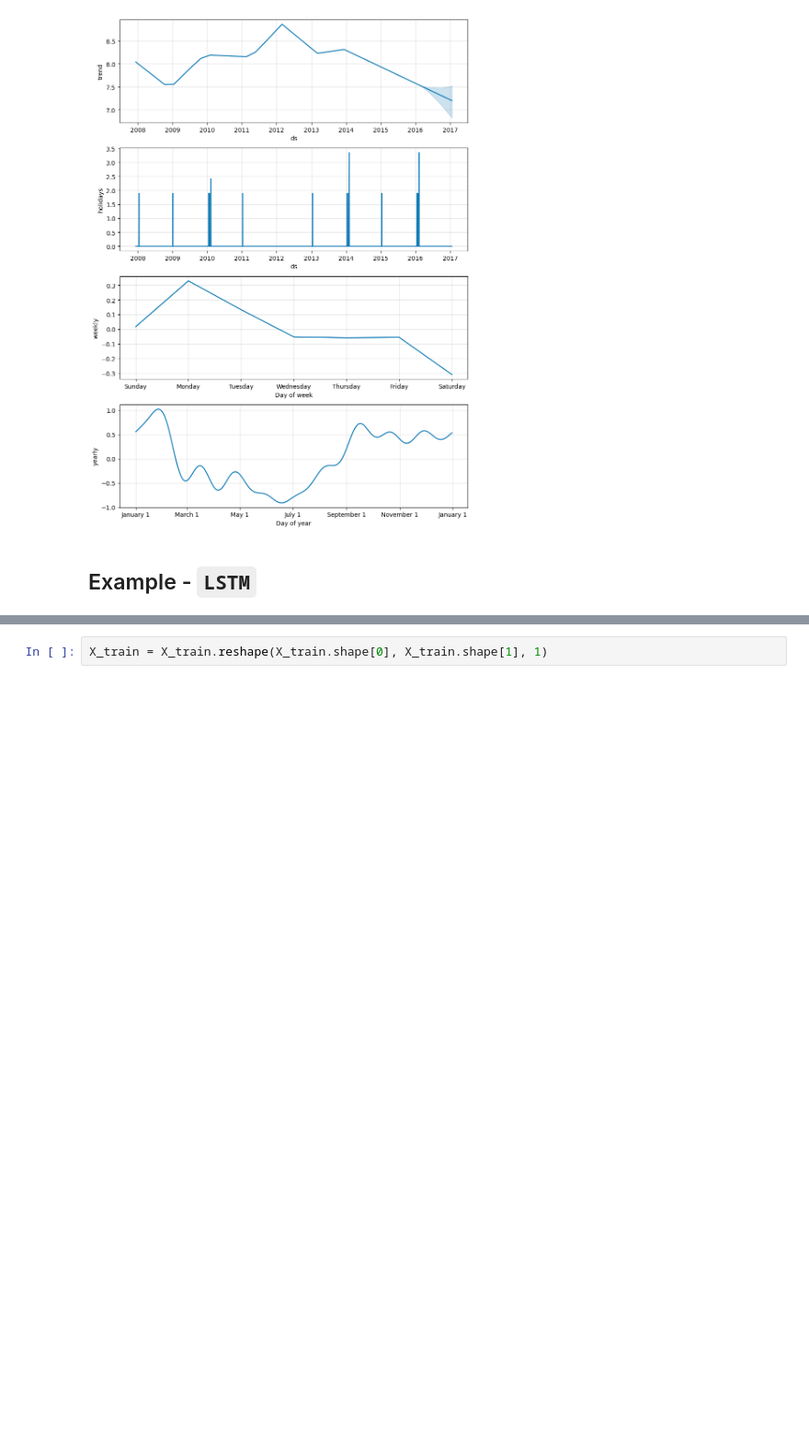
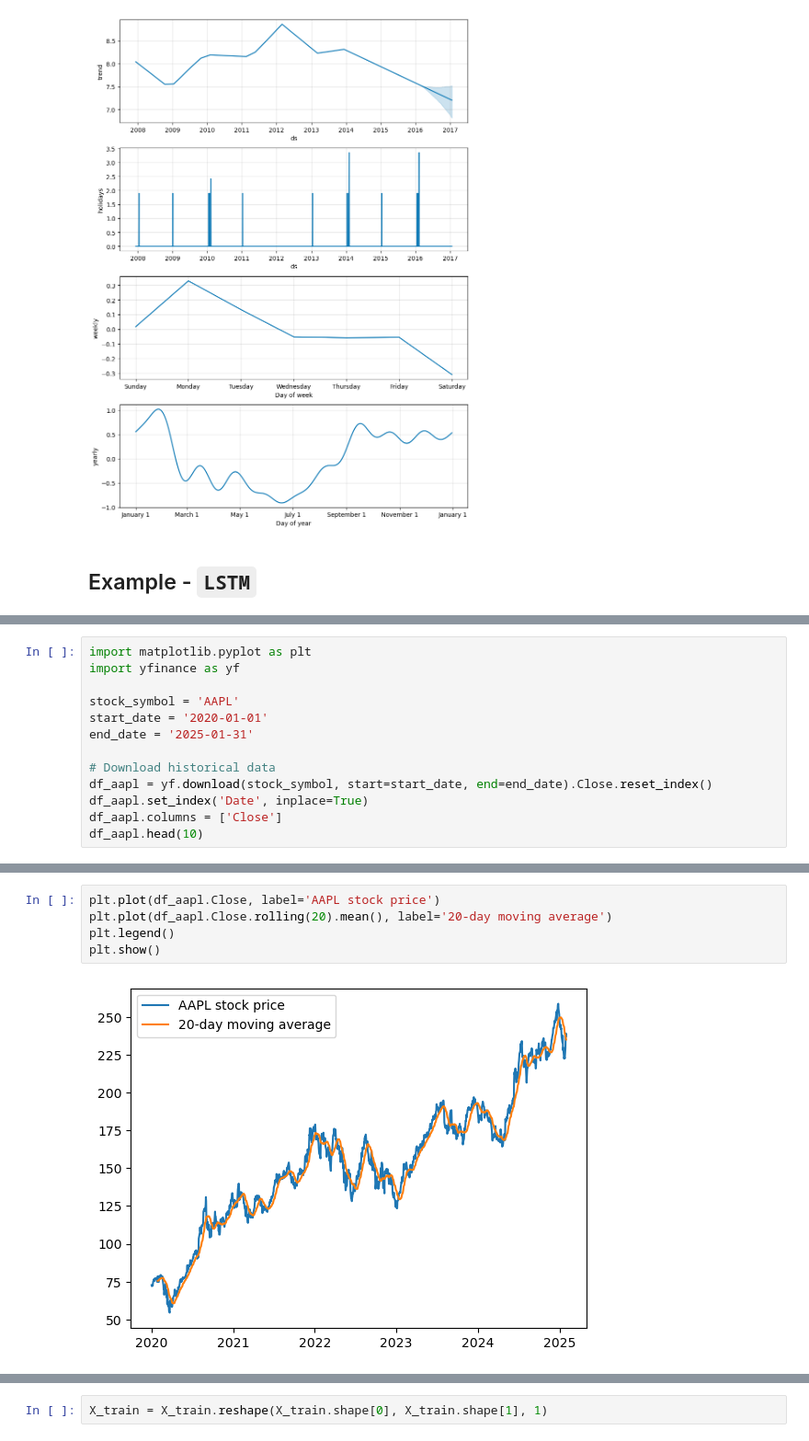
Before and after one commit to xiangshiyin/machine-learning-for-actuarial-science, a Jupyter notebook: 2025-spring/week08/notebook/demo.ipynb, the cells around one changed output, grey strips where cells are left out. Shown at 92% size. Drawn from its saved outputs; the diff is of its cells as text; blank space fills up the shorter version.

```diff
--- a/2025-spring/week08/notebook/demo.ipynb
+++ b/2025-spring/week08/notebook/demo.ipynb
@@ -138,0 +126,13 @@ dataset_train.head()
+# %%
+import matplotlib.pyplot as plt
+import yfinance as yf
+
+stock_symbol = 'AAPL'
+start_date = '2020-01-01'
+end_date = '2025-01-31'
+
+# Download historical data
+df_aapl = yf.download(stock_symbol, start=start_date, end=end_date).Close.reset_index()
+df_aapl.set_index('Date', inplace=True)
+df_aapl.columns = ['Close']
+df_aapl.head(10)
@@ -138,0 +154,7 @@ dataset_train.head()
+# %%
+plt.plot(df_aapl.Close, label='AAPL stock price')
+plt.plot(df_aapl.Close.rolling(20).mean(), label='20-day moving average')
+plt.legend()
+plt.show()
+# %% [output]
+[figure, added]
```
Also changed, not shown: parts of 21 cells of this notebook, 2 other files.
